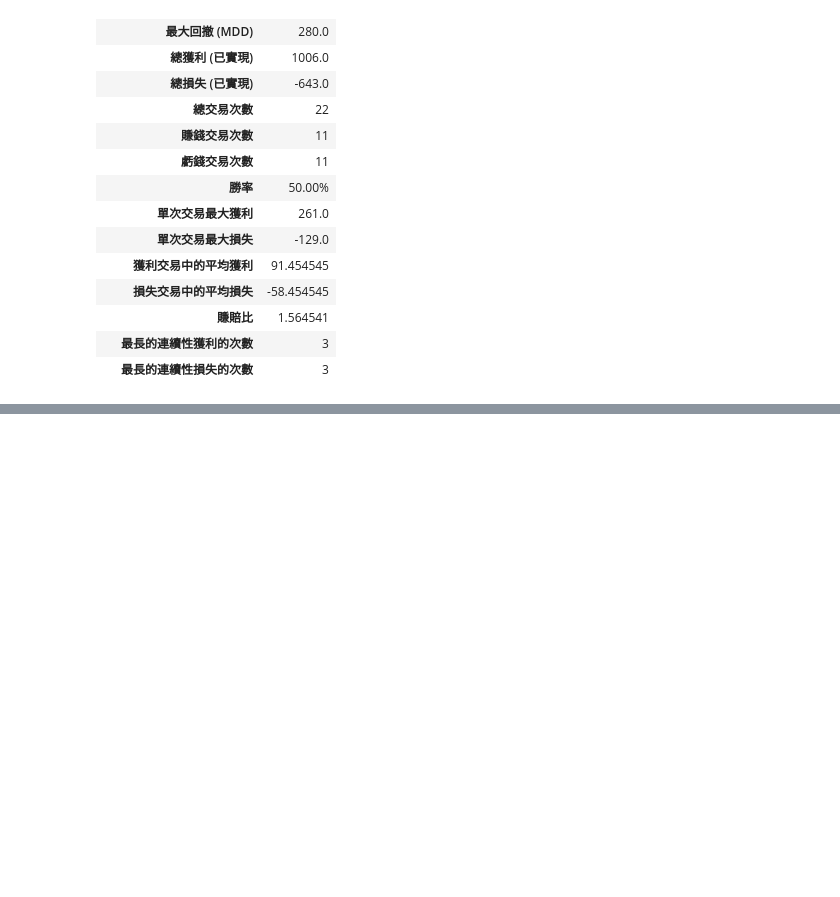
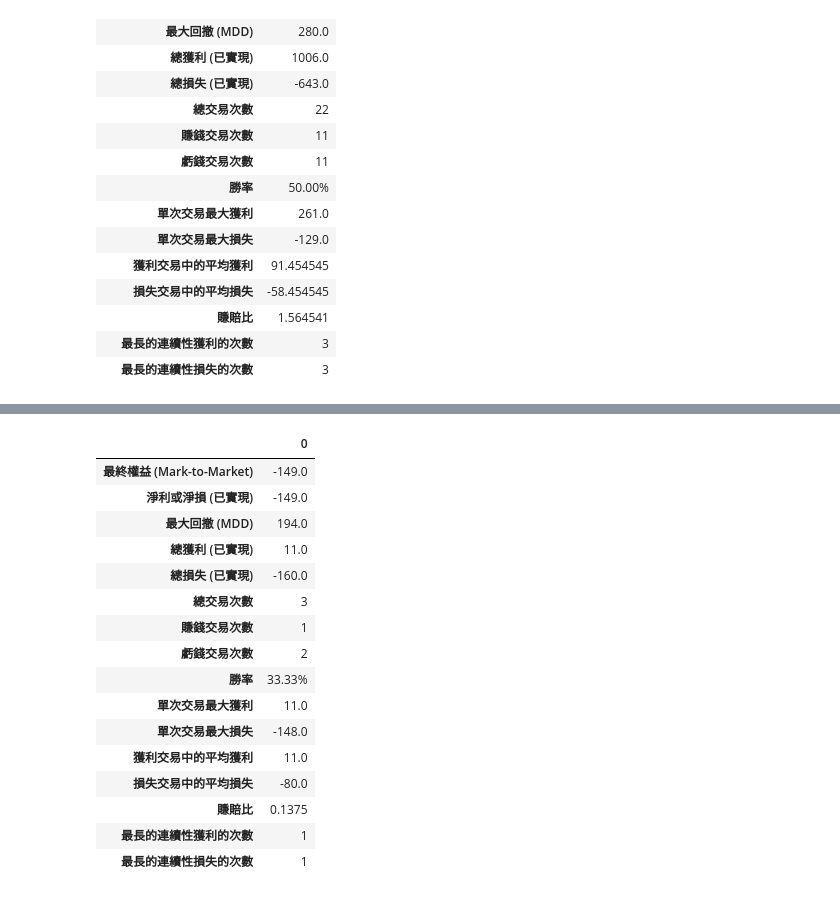
Before and after one commit to jiangyanmu/QIA-Final-Regression-Test, a Jupyter notebook: src/main.ipynb, the cells around one changed output, grey strips where cells are left out. Cells and saved outputs as stored; diff of their text form; code cells hidden in the pictures; blank space fills up the shorter version.

```diff
--- a/src/main.ipynb
+++ b/src/main.ipynb
@@ -74,3 +98,33 @@ performance_df.T
+# %%
+%reload_ext autoreload
+%autoreload 2
+
+from lib.performance_analysis import calculate_strategy_one_performance
+
+# 計算策略績效
+performance_two = calculate_strategy_one_performance(df2)
+
+# 印出績效報告
+performance_two_df = pd.DataFrame([performance_two])
+performance_two_df.T
+# %% [output]
+|  | 0 |
+| 最終權益 (Mark-to-Market) | -149.0 |
+| 淨利或淨損 (已實現) | -149.0 |
+| 最大回撤 (MDD) | 194.0 |
+| 總獲利 (已實現) | 11.0 |
+| 總損失 (已實現) | -160.0 |
+| 總交易次數 | 3 |
+| 賺錢交易次數 | 1 |
+| 虧錢交易次數 | 2 |
+| 勝率 | 33.33% |
+| 單次交易最大獲利 | 11.0 |
+| 單次交易最大損失 | -148.0 |
+| 獲利交易中的平均獲利 | 11.0 |
+| 損失交易中的平均損失 | -80.0 |
+| 賺賠比 | 0.1375 |
+| 最長的連續性獲利的次數 | 1 |
+| 最長的連續性損失的次數 | 1 |
 # %%
 # 模組三: 裸K
 # 進場:過去三天、五天、十天均價程不斷墊高
```
Also changed, not shown: parts of 1 cell of this notebook, 2 other files.
